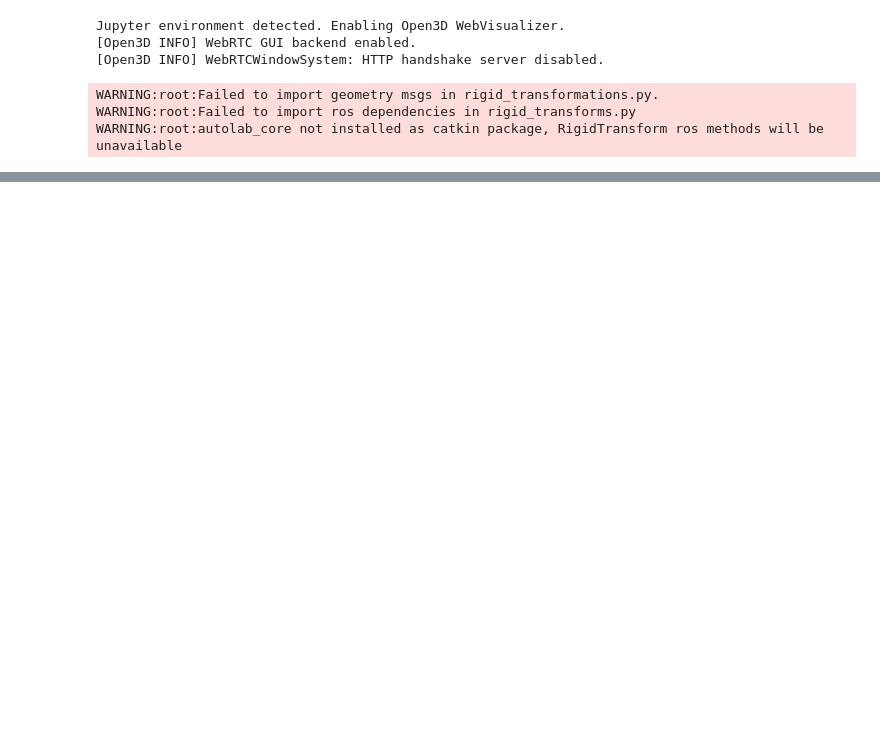
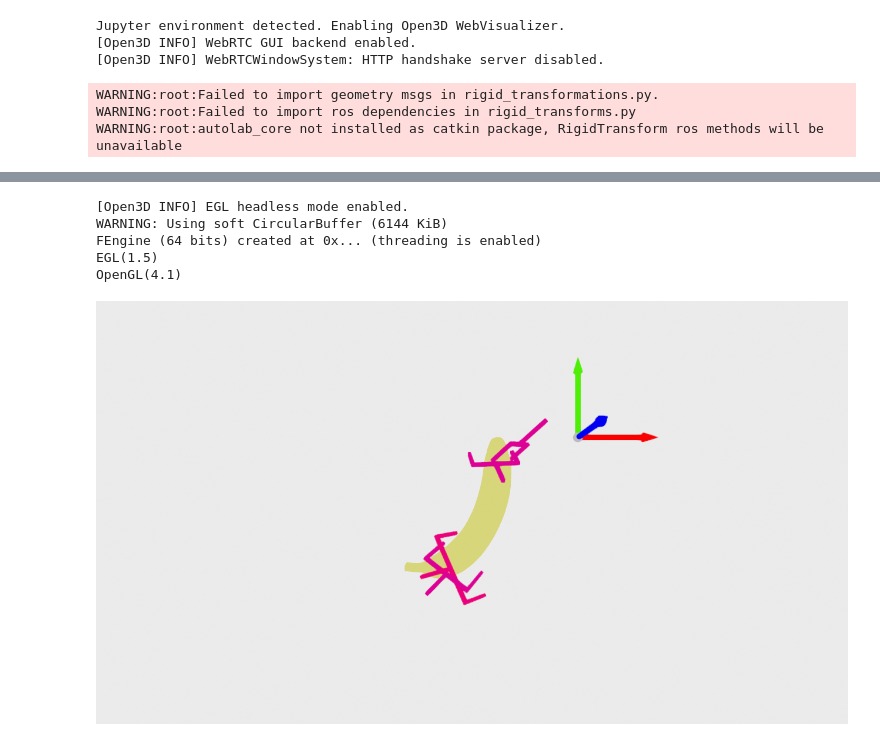
Before and after one commit to sina-behnam/Grasp2sim, a Jupyter notebook: notebooks/sim_debug.ipynb, the cells around one changed output, grey strips where cells are left out. Drawn from its saved outputs; the diff is of its cells as text; code cells hidden in the pictures; blank space fills up the shorter version.

```diff
--- a/notebooks/sim_debug.ipynb
+++ b/notebooks/sim_debug.ipynb
@@ -303,0 +212,9 @@ plt.show()
+# %%
+render_geometries_to_notebook([mesh, *grippers], view='top', zoom=1.5)
+# %% [output]
+[Open3D INFO] EGL headless mode enabled.
+WARNING: Using soft CircularBuffer (6144 KiB)
+FEngine (64 bits) created at 0x... (threading is enabled)
+EGL(1.5)
+OpenGL(4.1)
+[figure, added]
```
Also changed, not shown: parts of 31 cells of this notebook.
